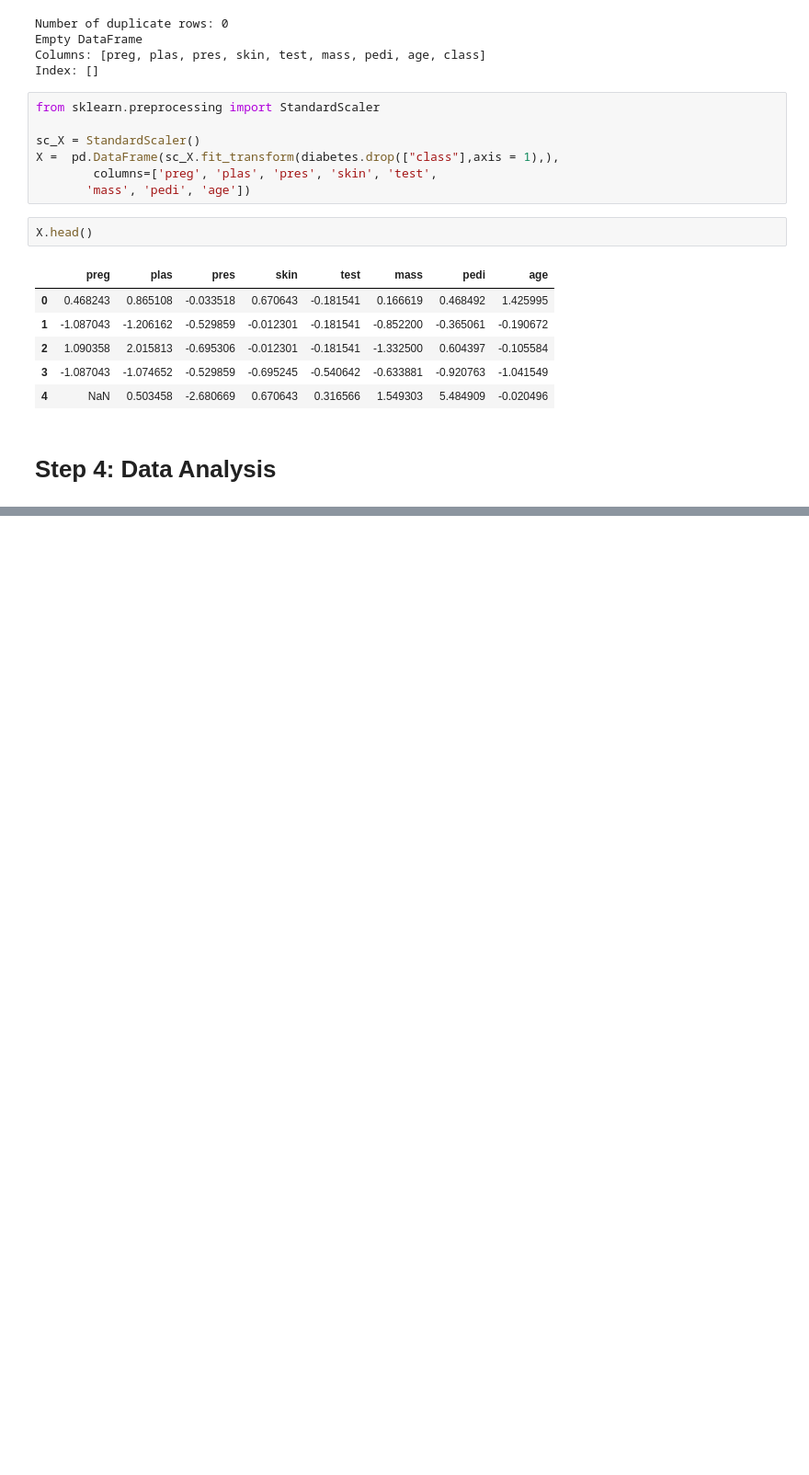
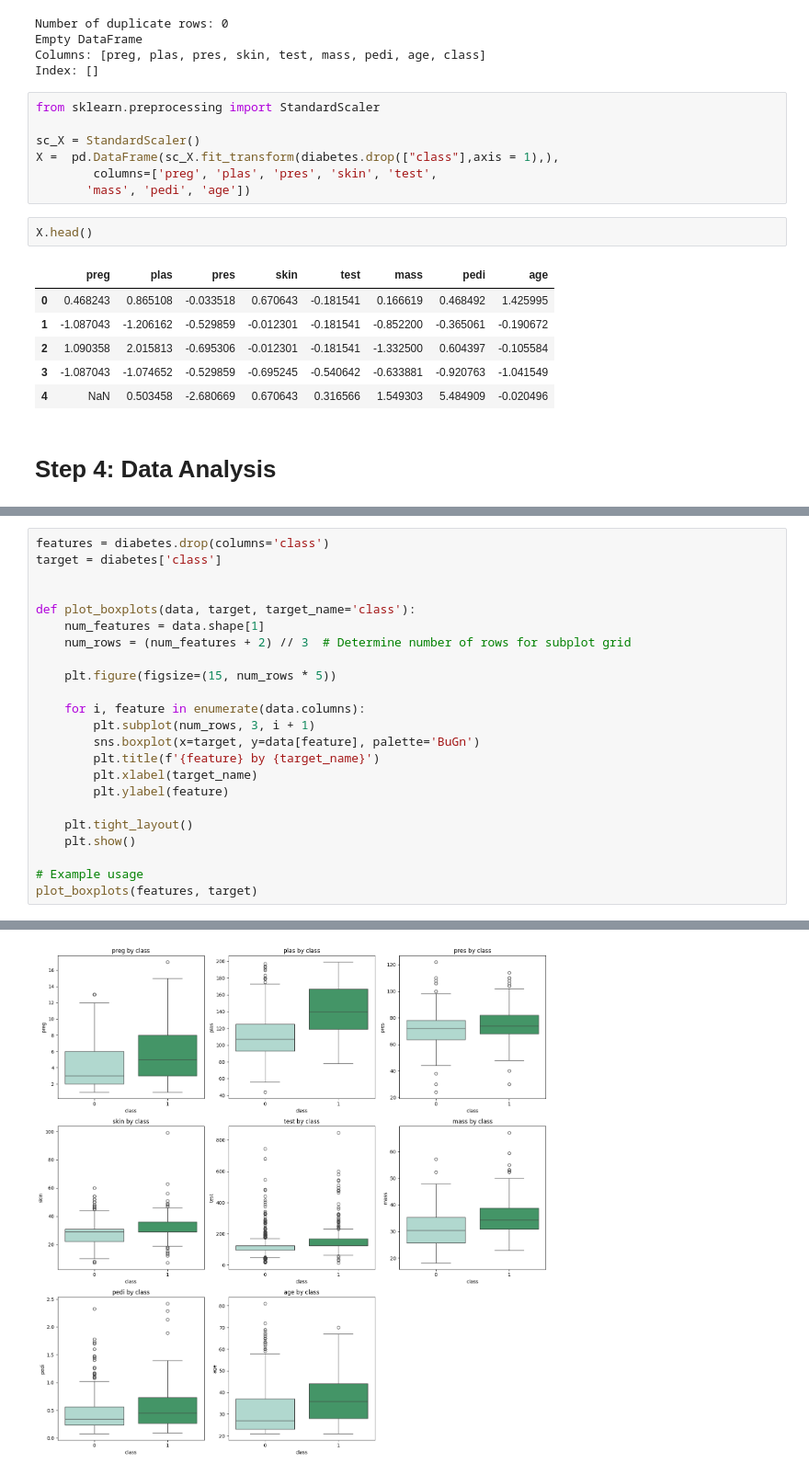
Before and after one commit to reyshamarie/machine_learning, a Jupyter notebook: machine_learning_for_diabetes.ipynb, the cells around one changed output, grey strips where cells are left out. Shown at 92% size. Drawn from its saved outputs; the diff is of its cells as text; blank space fills up the shorter version.

```diff
--- a/machine_learning_for_diabetes.ipynb
+++ b/machine_learning_for_diabetes.ipynb
@@ -369,0 +300,24 @@ plt.show()
+# %%
+features = diabetes.drop(columns='class')
+target = diabetes['class']
+
+
+def plot_boxplots(data, target, target_name='class'):
+    num_features = data.shape[1]
+    num_rows = (num_features + 2) // 3  # Determine number of rows for subplot grid
+
+    plt.figure(figsize=(15, num_rows * 5))
+
+    for i, feature in enumerate(data.columns):
+        plt.subplot(num_rows, 3, i + 1)
+        sns.boxplot(x=target, y=data[feature], palette='BuGn')
+        plt.title(f'{feature} by {target_name}')
+        plt.xlabel(target_name)
+        plt.ylabel(feature)
+
+    plt.tight_layout()
+    plt.show()
+
+# Example usage
+plot_boxplots(features, target)
+# %% [output]
@@ -369,0 +341 @@ plt.show()
+[figure, added]
```
Also changed, not shown: parts of 22 cells of this notebook.
